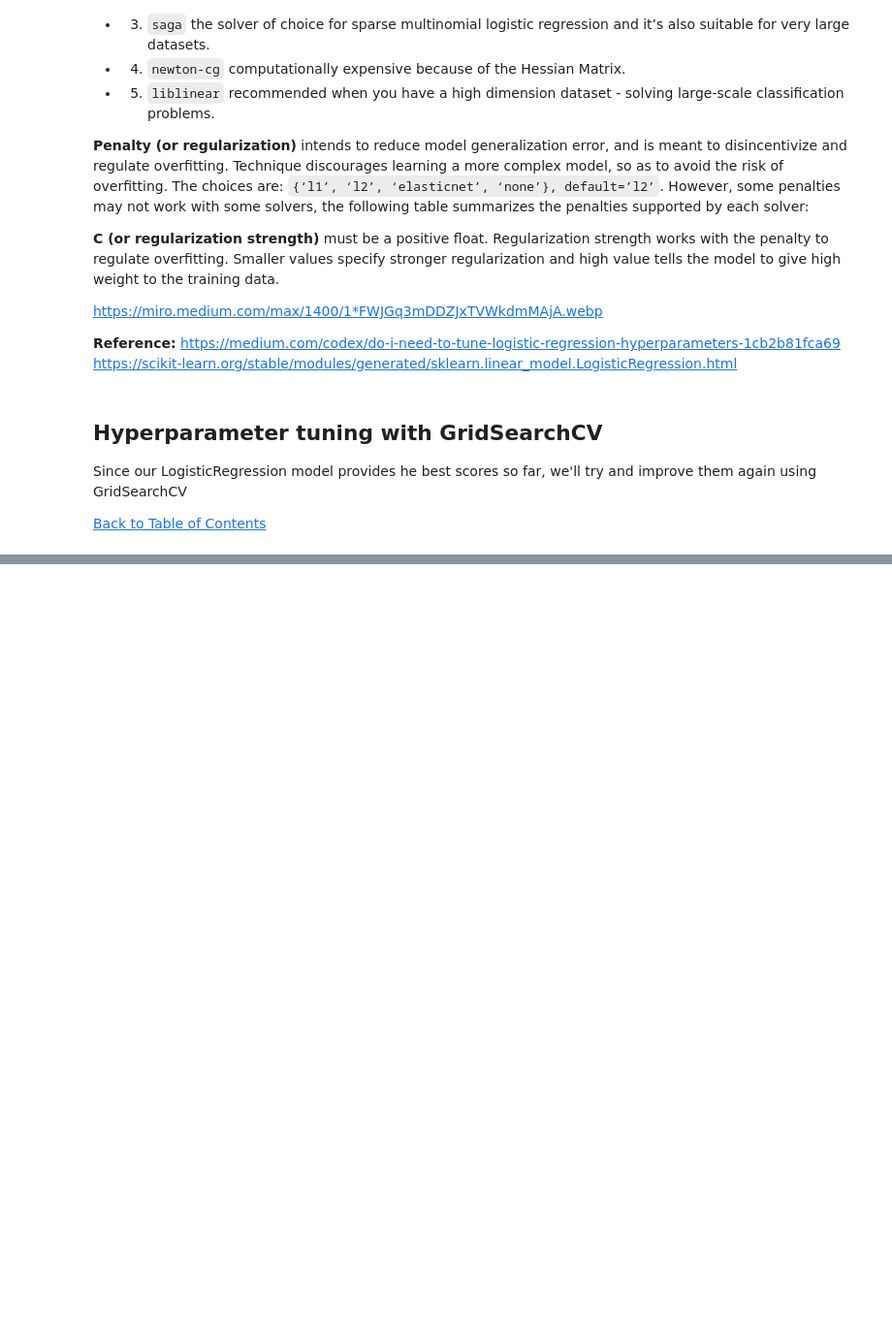
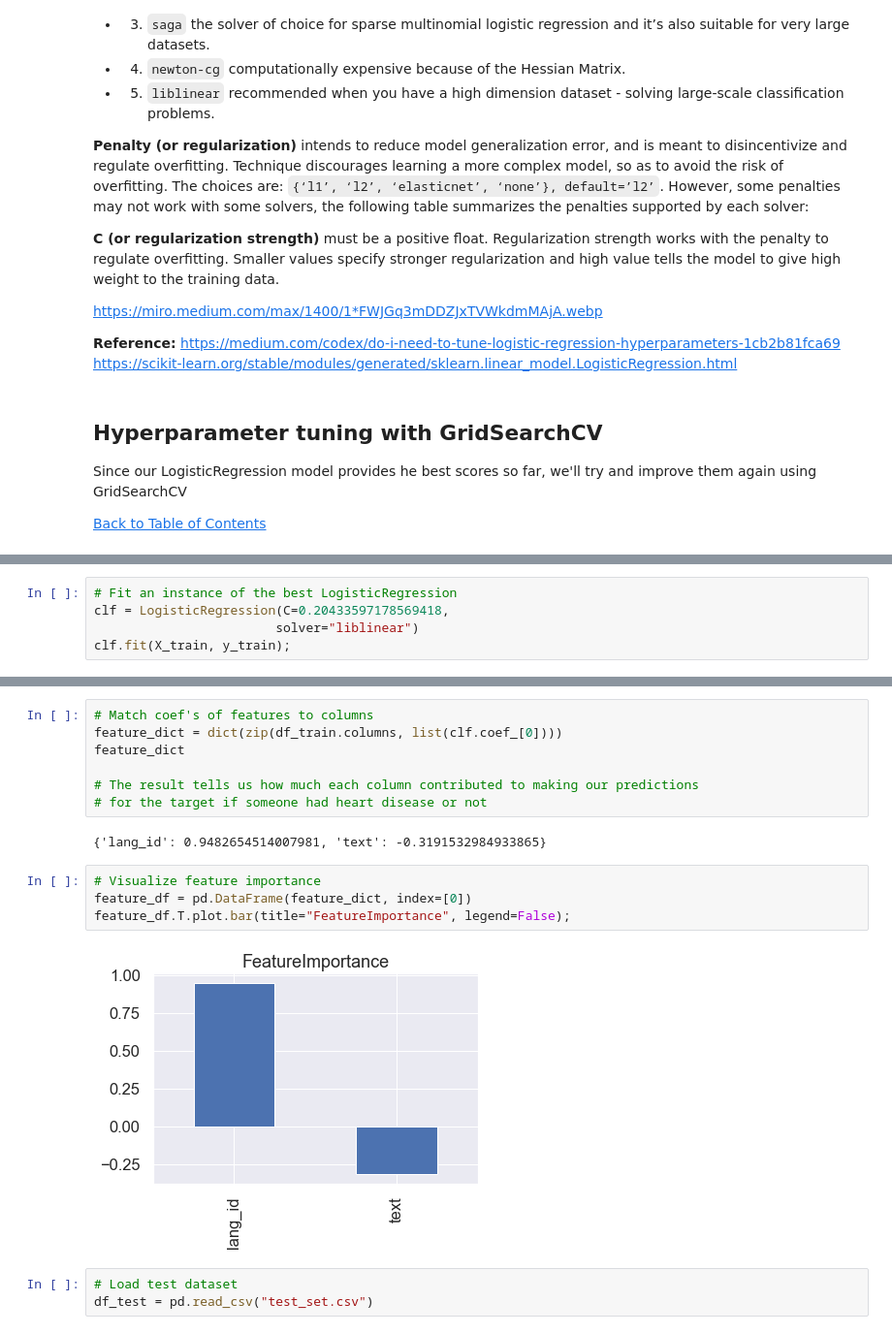
Before and after one commit to Olasunkii/language_identification, a Jupyter notebook: Language_Classification.ipynb, the cells around one changed output, grey strips where cells are left out. Shown at 97% size. Drawn from its saved outputs; the diff is of its cells as text; blank space fills up the shorter version.

Commit message:
Language Identification
Hyper Parameter tuning for Logistic Regression

```diff
--- a/Language_Classification.ipynb
+++ b/Language_Classification.ipynb
@@ -530,0 +649,5 @@ ValueError: Expected 'estimator' to be a binary classifier, but got RandomizedSe
+# %%
+# Fit an instance of the best LogisticRegression
+clf = LogisticRegression(C=0.20433597178569418,
+                        solver="liblinear")
+clf.fit(X_train, y_train);
@@ -530,0 +671,18 @@ ValueError: Expected 'estimator' to be a binary classifier, but got RandomizedSe
+# %%
+# Match coef's of features to columns
+feature_dict = dict(zip(df_train.columns, list(clf.coef_[0])))
+feature_dict
+
+# The result tells us how much each column contributed to making our predictions
+# for the target if someone had heart disease or not
+# %% [output]
+{'lang_id': 0.9482654514007981, 'text': -0.3191532984933865}
+# %%
+# Visualize feature importance
+feature_df = pd.DataFrame(feature_dict, index=[0])
+feature_df.T.plot.bar(title="FeatureImportance", legend=False);
+# %% [output]
+[figure, added]
+# %%
+# Load test dataset
+df_test = pd.read_csv("test_set.csv")
```
Also changed, not shown: parts of 39 cells of this notebook.
